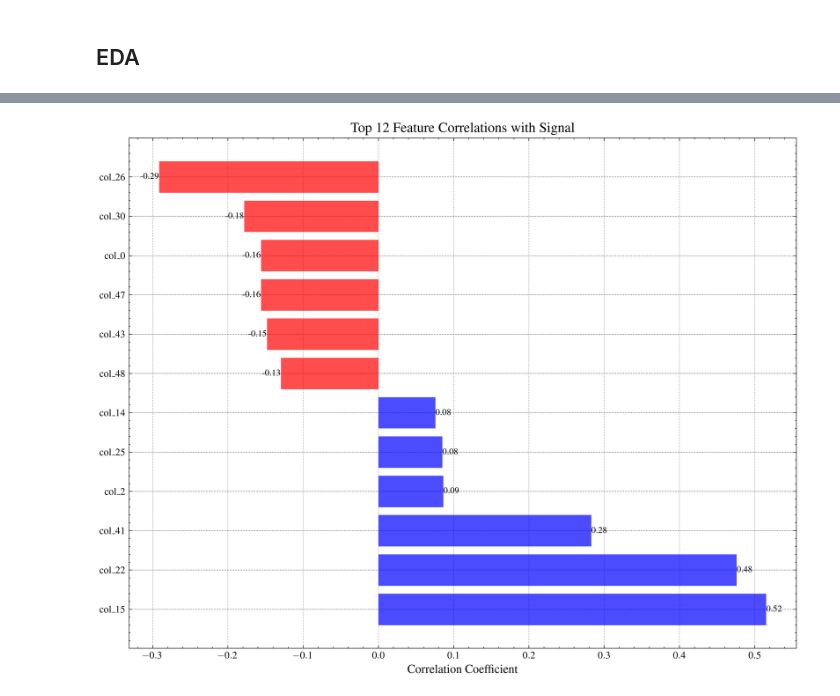
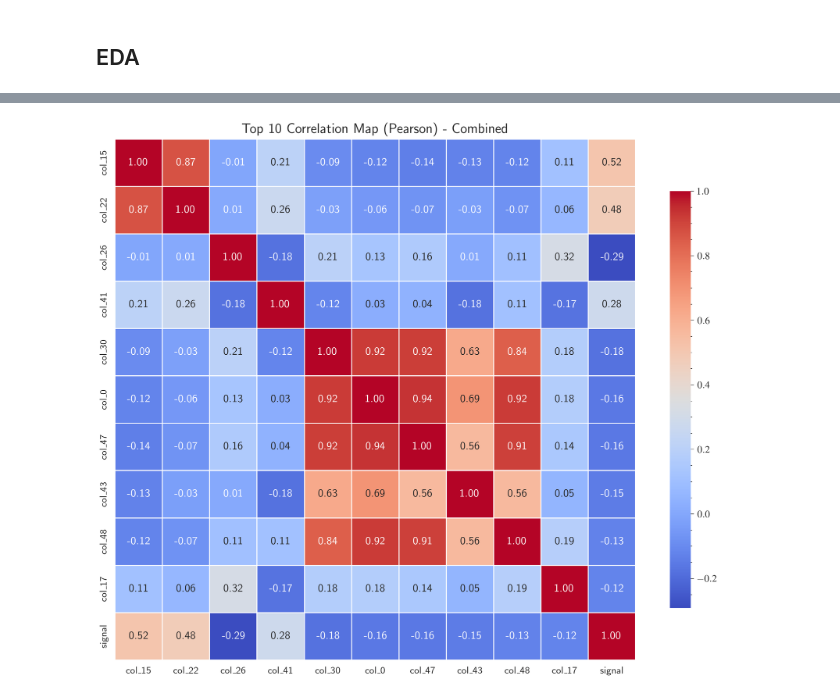
Before and after one commit to mchadolias/miniboone-classification, a Jupyter notebook: notebooks/01_data_exploration.ipynb, the cells around one changed output, grey strips where cells are left out. Saved outputs shown, nothing was run; the diff lists cells and outputs as text; code cells hidden in the pictures.

```diff
--- a/notebooks/01_data_exploration.ipynb
+++ b/notebooks/01_data_exploration.ipynb
@@ -45,4 +42,4 @@ df.iloc[:, :7].describe()
 # %%
-fig = plotter.create_correlation_barplot(df, num_features= 12)
+fig = plotter.plot_top_correlation_map(df, top_n= 10)
 # %% [output]
-[figure, old version]
+[figure, new version]
```
Also changed, not shown: parts of 12 cells of this notebook, 15 other files.
